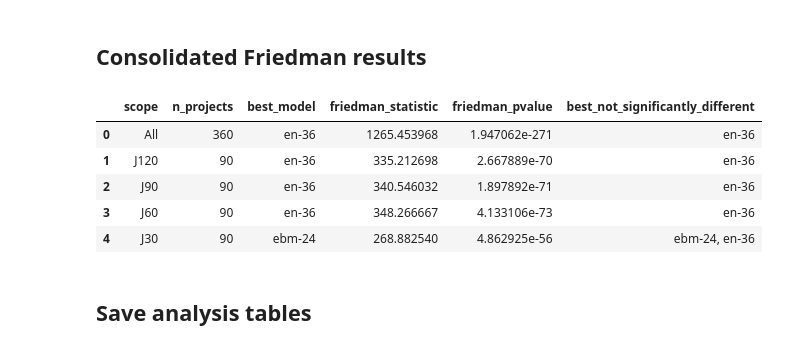
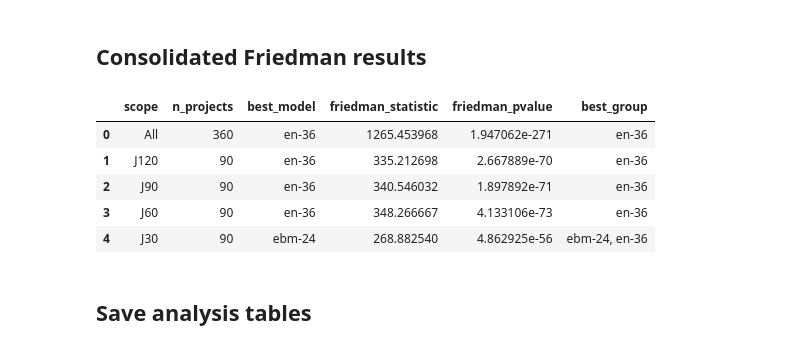
Before and after one commit to jismartin/GlassBoxEVM, a Jupyter notebook: model_evaluation.ipynb, the cells around one changed output. Cells and saved outputs as stored; diff of their text form; code cells hidden in the pictures.

Commit message:
bootstraping analysis and effect sizes

```diff
--- a/model_evaluation.ipynb
+++ b/model_evaluation.ipynb
@@ -135,0 +54,40 @@ results.head()
+# %%
+def load_results(
+    results_dir: Path,
+    expected_lhs: dict[str, int],
+    model_order: list[str],
+) -> pd.DataFrame:
+    """Load evaluation CSV files and return a clean results table."""
+
+    files = sorted(results_dir.glob("model_evaluation_*_lhs_*_subset_*_project_*.csv"))
+
+    cols = ["project", "subset", "model", "lhs", "RelMSE", "time"]
+
+    results = pd.concat(
+        [pd.read_csv(file, usecols=cols) for file in files],
+        ignore_index=True,
+    )
+
+    results = results.assign(
+        project=lambda df: df["project"].astype(str),
+        subset=lambda df: df["subset"].astype(str).str.upper(),
+        model=lambda df: df["model"].astype(str),
+        lhs=lambda df: df["lhs"].astype(int),
+        RelMSE=lambda df: pd.to_numeric(df["RelMSE"]),
+        time=lambda df: pd.to_numeric(df["time"]),
+        model_label=lambda df: df["model"] + "-" + df["model"].map(expected_lhs).astype(str),
+    )
+
+    subset_counts = (
+        results.groupby(["model", "subset"])
+        .size()
+        .unstack(fill_value=0)
+        .reindex(model_order)
+    )
+
+    display(subset_counts)
+
+    return results
+
+results = load_results(results_dir, expected_lhs, model_order)
+results.head()
@@ -495,29 +486,29 @@ Conover post-hoc test for all model pairs (bonferroni correction).
 # %%
 friedman_results = pd.DataFrame([
     {
         "scope": "All",
         "n_projects": global_comparison["n_projects"],
         "best_model": global_comparison["best_model"],
         "friedman_statistic": global_comparison["friedman_statistic"],
         "friedman_pvalue": global_comparison["friedman_pvalue"],
-        "best_not_significantly_different": ", ".join(global_comparison["best_not_significantly_different"]),
+        "best_group": ", ".join(global_comparison["best_group"]),
     },
     *[
         {
             "scope": subset,
             "n_projects": comparison["n_projects"],
             "best_model": comparison["best_model"],
             "friedman_statistic": comparison["friedman_statistic"],
             "friedman_pvalue": comparison["friedman_pvalue"],
-            "best_not_significantly_different": ", ".join(comparison["best_not_significantly_different"]),
+            "best_group": ", ".join(comparison["best_group"]),
         }
         for subset, comparison in subset_comparisons.items()
     ],
 ])
 
 friedman_results
 # %% [output]
-|  | scope | n_projects | best_model | friedman_statistic | friedman_pvalue | best_not_significantly_different |
+|  | scope | n_projects | best_model | friedman_statistic | friedman_pvalue | best_group |
 | 0 | All | 360 | en-36 | 1265.453968 | 1.947062e-271 | en-36 |
 | 1 | J120 | 90 | en-36 | 335.212698 | 2.667889e-70 | en-36 |
 | 2 | J90 | 90 | en-36 | 340.546032 | 1.897892e-71 | en-36 |
```
Also changed, not shown: parts of 21 cells of this notebook, 22 other files.
